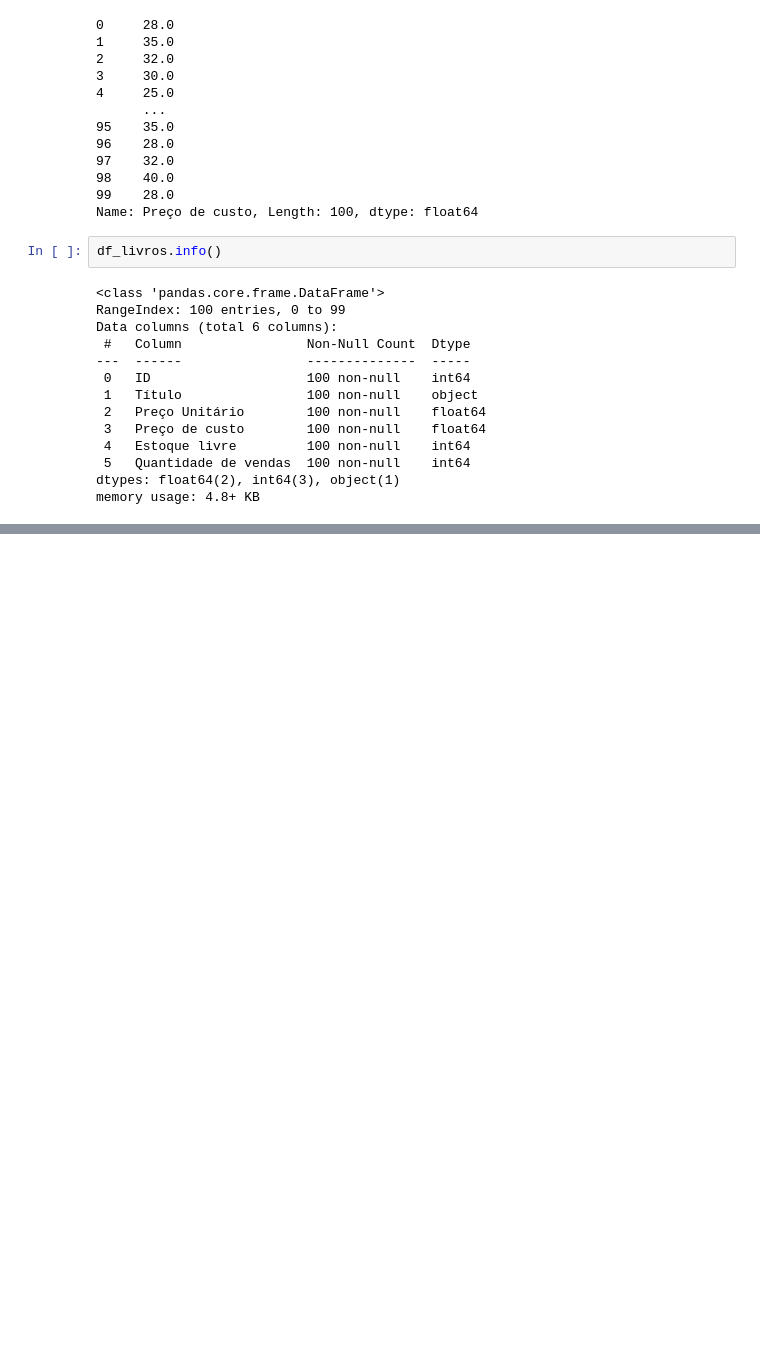
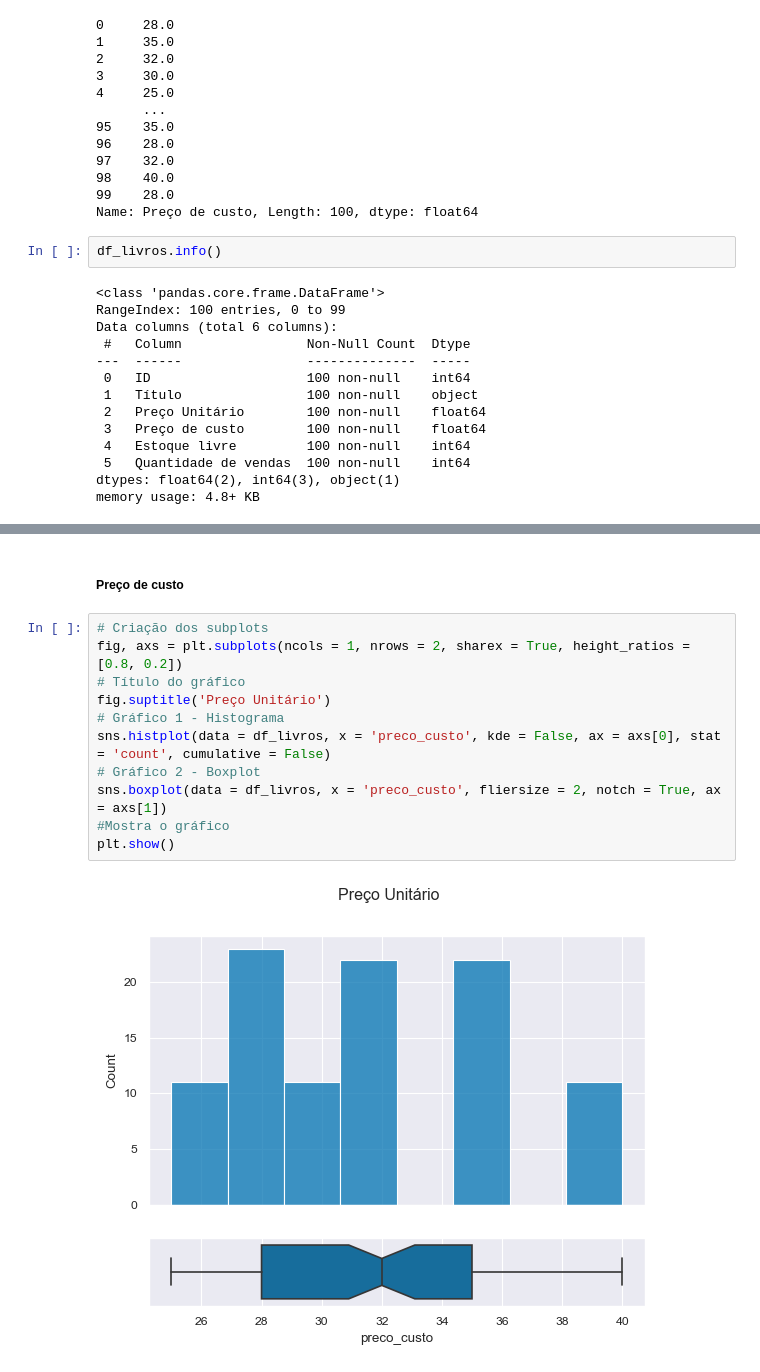
Before and after one commit to willyferreira/power_bi_contextos_iteracao, a Jupyter notebook: power_bi_contextos_iteracao.ipynb, the cells around one changed output, grey strips where cells are left out. Saved outputs shown, nothing was run; the diff lists cells and outputs as text; blank space fills up the shorter version.

```diff
--- a/power_bi_contextos_iteracao.ipynb
+++ b/power_bi_contextos_iteracao.ipynb
@@ -179,0 +359,15 @@ memory usage: 4.8+ KB
+# %% [markdown]
+##### Preço de custo
+# %%
+# Criação dos subplots
+fig, axs = plt.subplots(ncols = 1, nrows = 2, sharex = True, height_ratios = [0.8, 0.2])
+# Título do gráfico
+fig.suptitle('Preço Unitário')
+# Gráfico 1 - Histograma
+sns.histplot(data = df_livros, x = 'preco_custo', kde = False, ax = axs[0], stat = 'count', cumulative = False)
+# Gráfico 2 - Boxplot
+sns.boxplot(data = df_livros, x = 'preco_custo', fliersize = 2, notch = True, ax = axs[1])
+#Mostra o gráfico
+plt.show()
+# %% [output]
+[figure, added]
```
Also changed, not shown: parts of 22 cells of this notebook, 1 other file.
